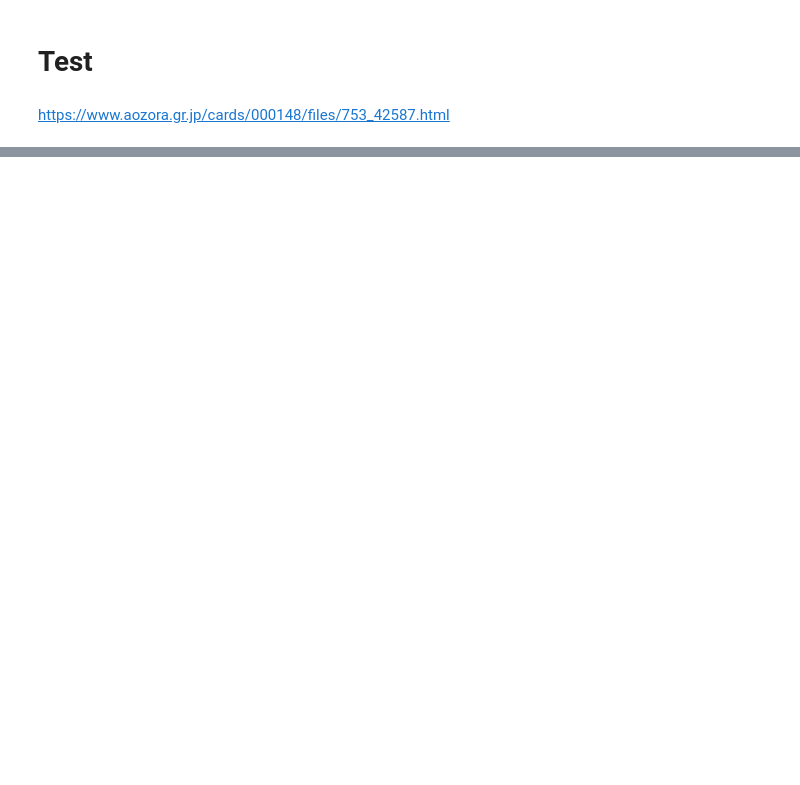
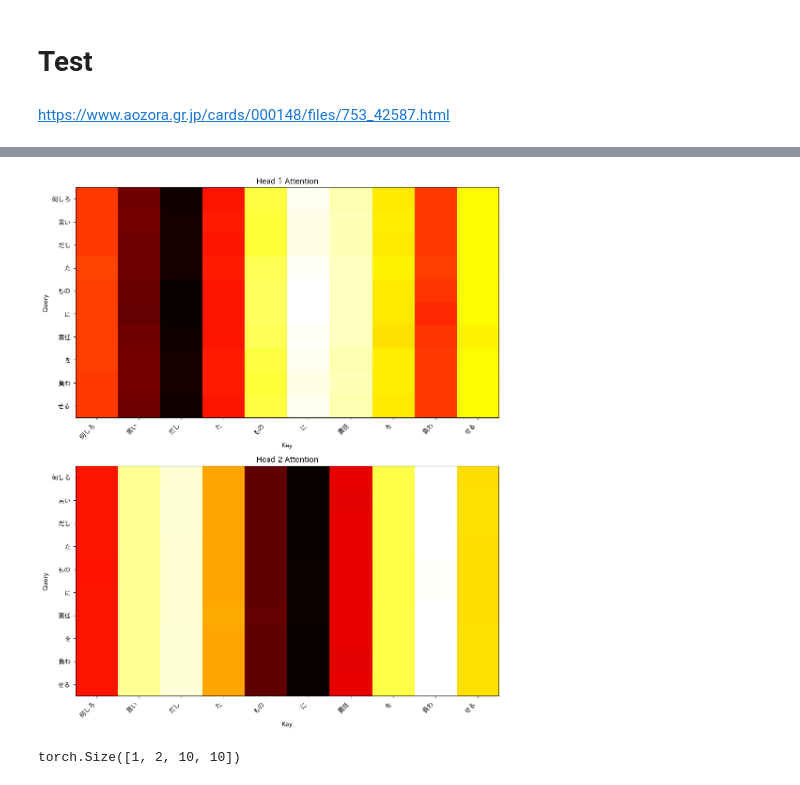
Before and after one commit to watanabe-gk/study_gpt, a Jupyter notebook: 事前学習.ipynb, the cells around one changed output, grey strips where cells are left out. Cells and saved outputs as stored; diff of their text form; code cells hidden in the pictures; blank space fills up the shorter version.

```diff
--- a/事前学習.ipynb
+++ b/事前学習.ipynb
@@ -362,0 +374,14 @@ evaluate.generate(parsed_corpus, model, mask)
+# %%
+# @title 未学習のモデルで視覚化
+baby_model = GPT(vocab_size, context_size, d_model, n_head, n_block)
+baby_model.to(device)
+baby_model.eval()
+inputs = evaluate.input_tokens(parsed_corpus)
+_, w = baby_model(inputs)
+visualize_attention_weights(w[0].cpu(), parsed_corpus) # バッチの次元は除外
+# %% [output]
+[figure, added]
+# %%
+w.shape
+# %% [output]
+torch.Size([1, 2, 10, 10])
```
Also changed, not shown: parts of 8 cells of this notebook.
